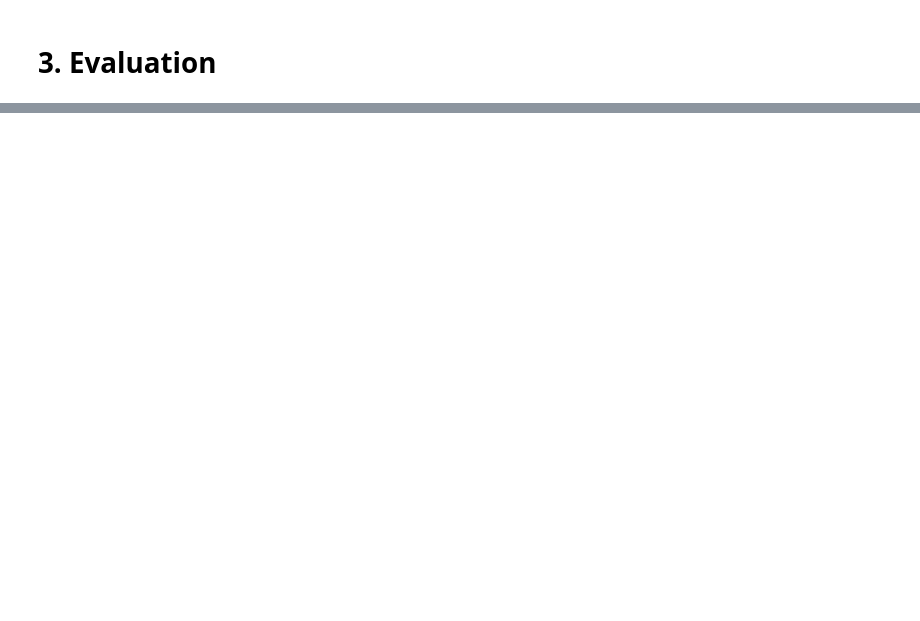
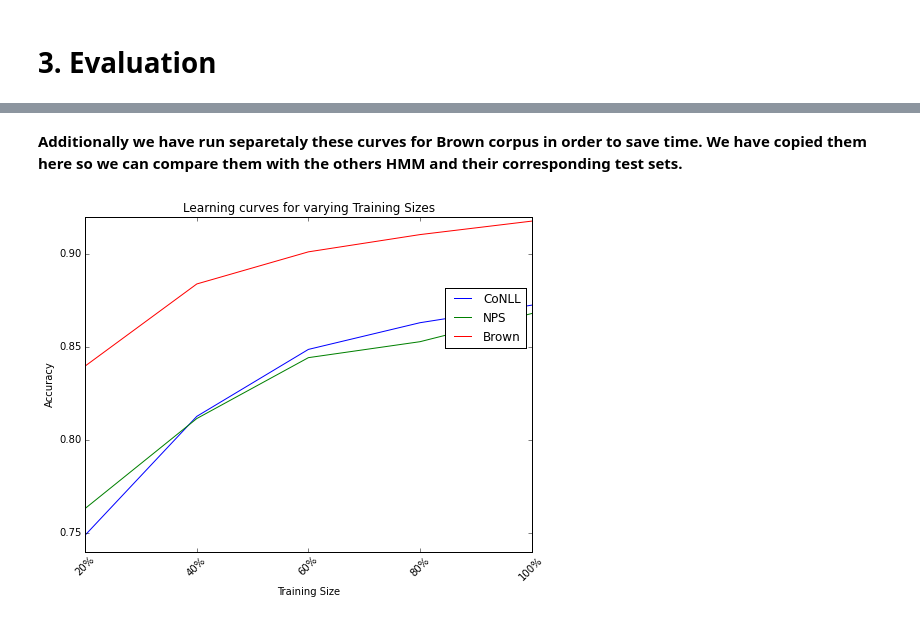
Before and after one commit to inulinux12/nlp-2016, a Jupyter notebook: pos_tagging/HMMS POS tagging.ipynb, the cells around one changed output, grey strips where cells are left out. Cells and saved outputs as stored; diff of their text form; code cells hidden in the pictures; blank space fills up the shorter version.

```diff
--- a/pos_tagging/HMMS POS tagging.ipynb
+++ b/pos_tagging/HMMS POS tagging.ipynb
@@ -321,0 +443,26 @@ nps_chat.ta()
+# %%
+nps_indexes = [int(x) for x in np.linspace(0, len(train_nps_word_tags), 6)]
+train_nps1 = get_word_tags(train_nps_word_tags[:nps_indexes[1]])
+train_nps2 = get_word_tags(train_nps_word_tags[:nps_indexes[2]])
+train_nps3 = get_word_tags(train_nps_word_tags[:nps_indexes[3]])
+train_nps4 = get_word_tags(train_nps_word_tags[:nps_indexes[4]])
+train_nps5 = get_word_tags(train_nps_word_tags[:nps_indexes[5]])
+
+evaluation_dict_nps = {}
+prob_dict_nps = {}
+
+accuracies, probabilities = train_model(train_nps1, nps_test_sents, nps_test_tags, 0)
+evaluation_dict_nps[0] = accuracies
+prob_dict_nps[0] = probabilities
+accuracies, probabilities = train_model(train_nps2, nps_test_sents, nps_test_tags, 1)
+evaluation_dict_nps[1] = accuracies
+prob_dict_nps[1] = probabilities
+accuracies, probabilities = train_model(train_nps3, nps_test_sents, nps_test_tags, 2)
+evaluation_dict_nps[2] = accuracies
+prob_dict_nps[2] = probabilities
+accuracies, probabilities = train_model(train_nps4, nps_test_sents, nps_test_tags, 3)
+evaluation_dict_nps[3] = accuracies
+prob_dict_nps[3] = probabilities
+accuracies, probabilities = train_model(train_nps5, nps_test_sents, nps_test_tags, 4)
+evaluation_dict_nps[4] = accuracies
+prob_dict_nps[4] = probabilities
@@ -321,0 +490,23 @@ nps_chat.ta()
+# %% [markdown]
+**Additionally we have run separetaly these curves for Brown corpus in order to save time. We have copied them here so we can compare them with the others HMM and their corresponding test sets.**
+# %%
+scores_brown = [0.839853634683, 0.883960873057, 0.901223829562, 0.910501021301, 0.917736878606]
+indexes = ('20%', '40%', '60%', '80%', '100%')
+# %%
+scores_conll = [np.mean(evaluation_dict[x]) for x in range(5)]
+scores_nps = [np.mean(evaluation_dict_nps[x]) for x in range(5)]
+plt.figure(figsize=(8, 6))
+#for dataset in datasets:
+#scores = list_pearson[dataset]
+line1, = plt.plot(scores_conll, label="CoNLL")
+line2, = plt.plot(scores_nps, label="NPS")
+line3, = plt.plot(scores_brown, label="Brown")
+plt.xlabel('Training Size')
+plt.ylabel('Accuracy')
+plt.xticks(np.arange(len(indexes)), indexes, rotation=45)
+plt.title('Learning curves for varying Training Sizes')
+plt.legend(bbox_to_anchor=(0.9, 0.75), bbox_transform=plt.gcf().transFigure)
+plt.savefig('foo1.png', bbox_inches='tight')
+plt.show()
+# %% [output]
+[figure, added]
```
Also changed, not shown: parts of 44 cells of this notebook, 3 other files.
